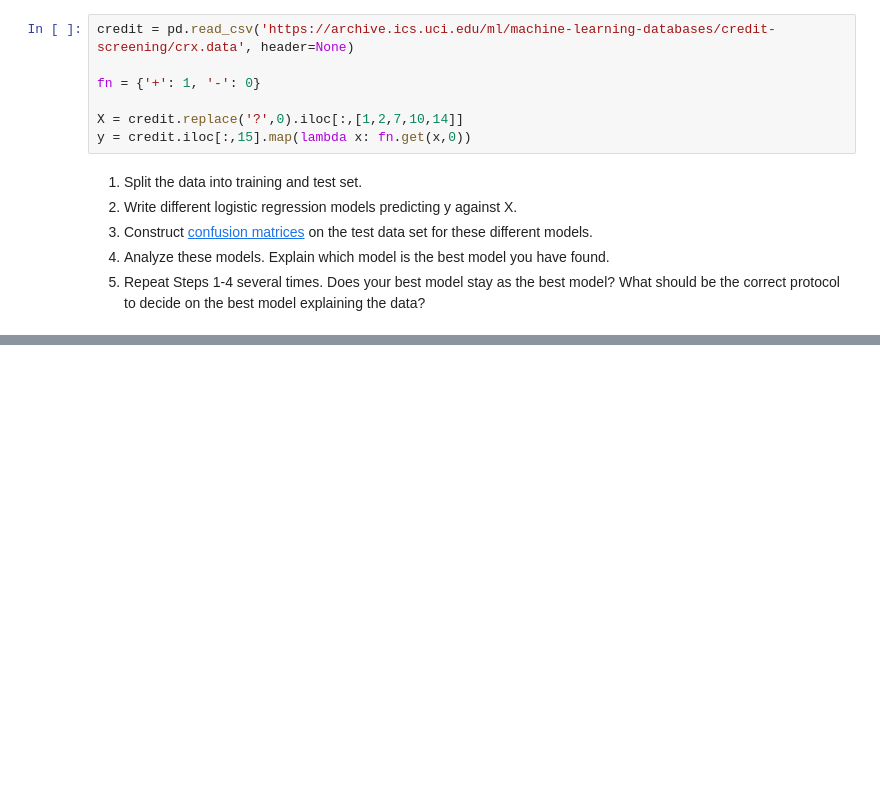
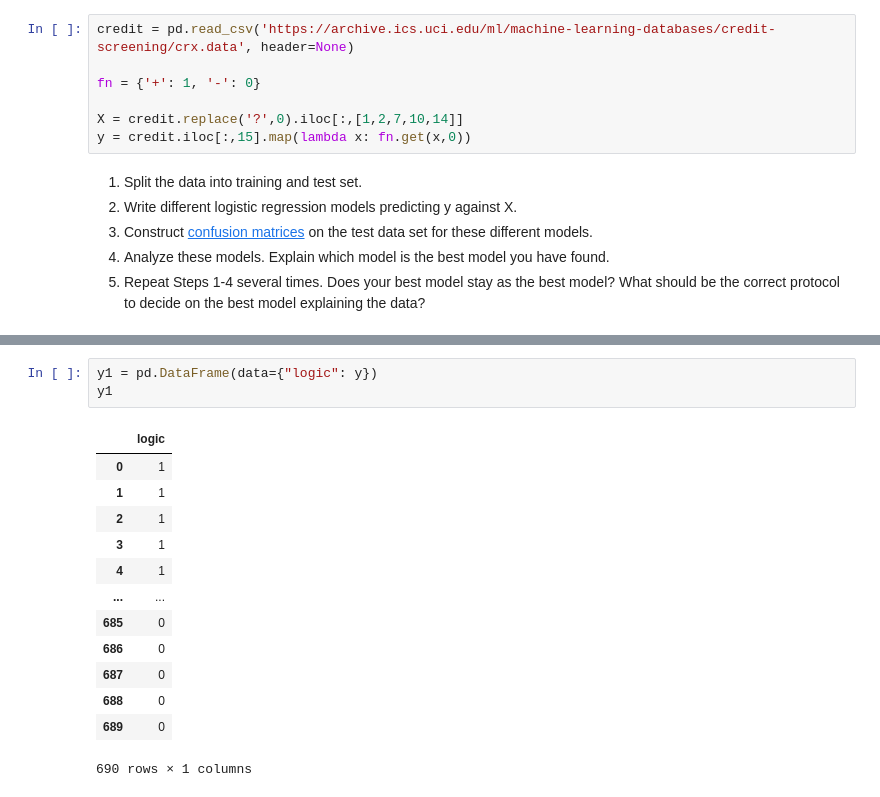
Before and after one commit to emirsglm/MAT388E-Data-Science-HW, a Jupyter notebook: HW2.ipynb, the cells around one changed output, grey strips where cells are left out. Drawn from its saved outputs; the diff is of its cells as text; blank space fills up the shorter version.

```diff
--- a/HW2.ipynb
+++ b/HW2.ipynb
@@ -613,0 +579,17 @@ array([[570, 119],
+# %%
+y1 = pd.DataFrame(data={"logic": y})
+y1
+# %% [output]
+|  | logic |
+| 0 | 1 |
+| 1 | 1 |
+| 2 | 1 |
+| 3 | 1 |
+| 4 | 1 |
+| ... | ... |
+| 685 | 0 |
+| 686 | 0 |
+| 687 | 0 |
+| 688 | 0 |
+| 689 | 0 |
+690 rows × 1 columns
```
Also changed, not shown: parts of 12 cells of this notebook.
